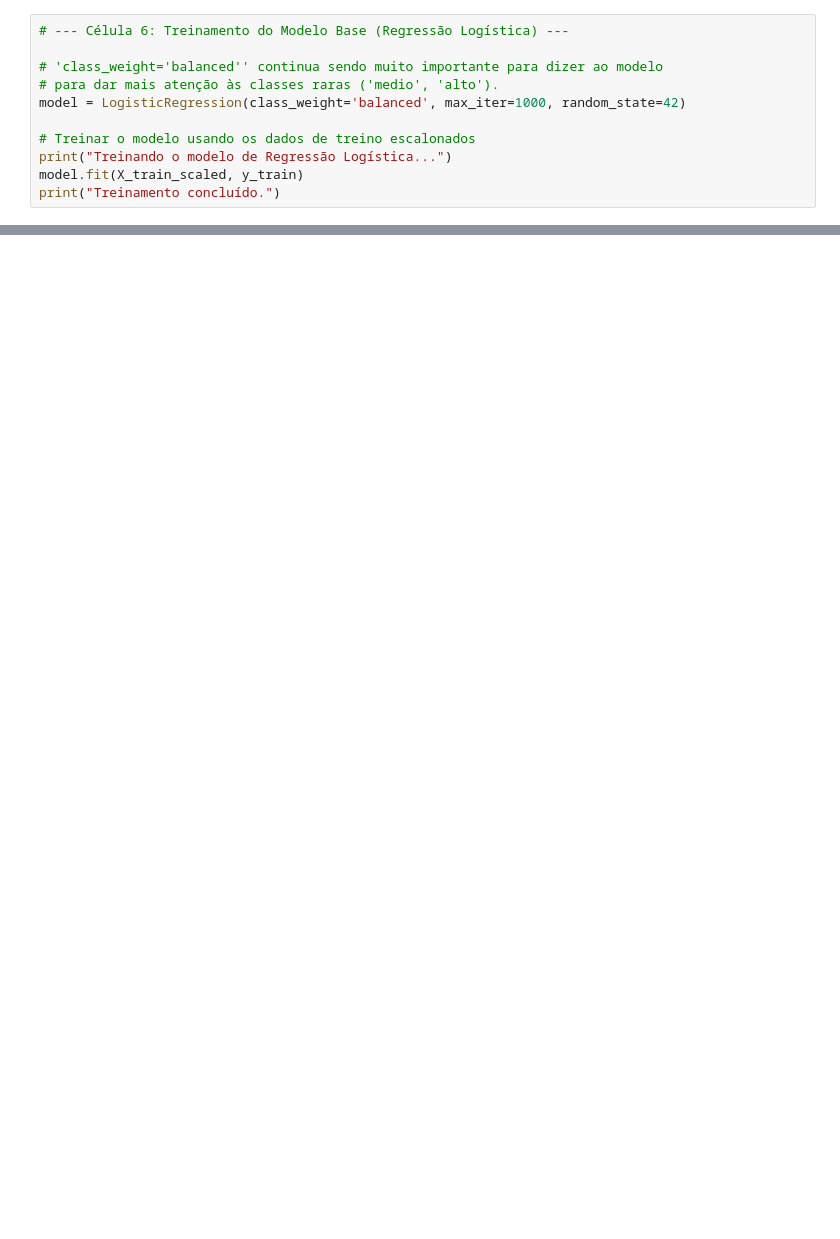
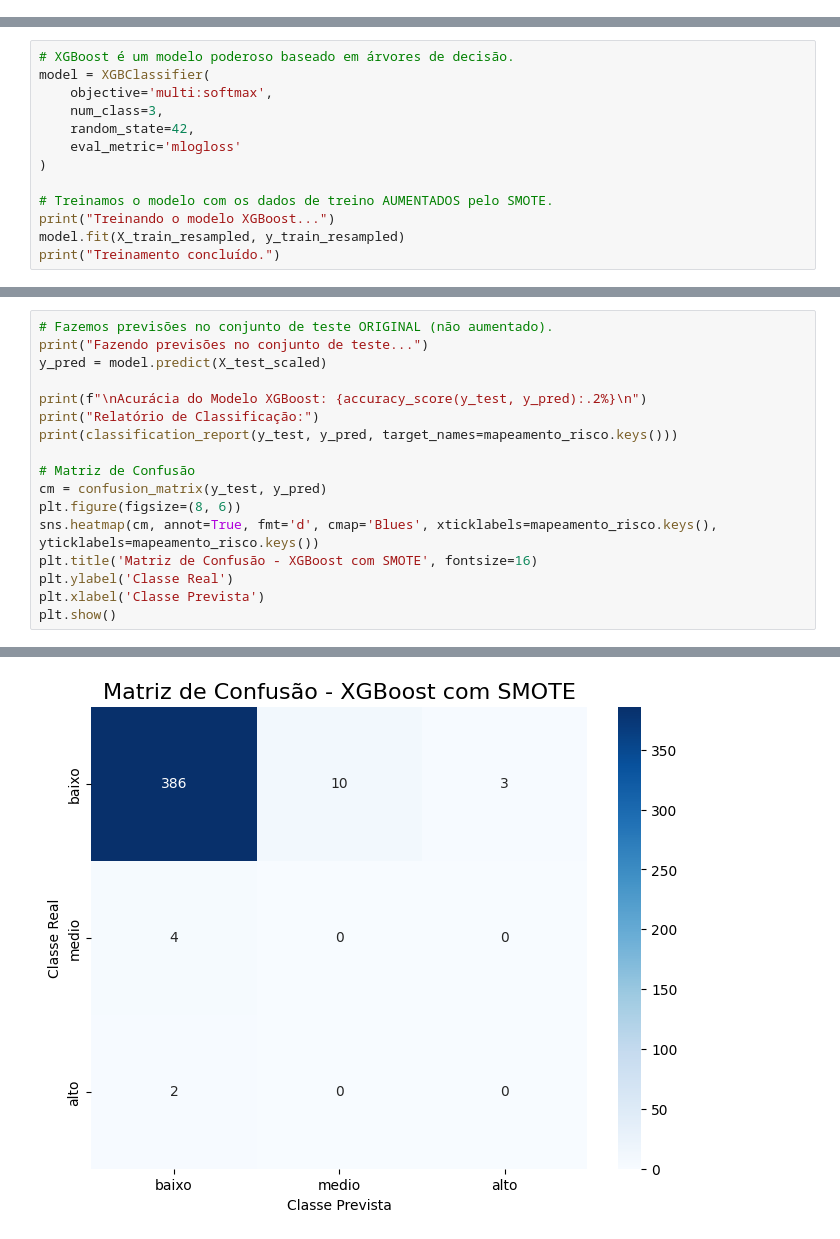
Before and after one commit to pauloprbs/ons-risk-prediction, a Jupyter notebook: notebooks/06-Modelagem.ipynb, the cells around one changed output, grey strips where cells are left out. Cells and saved outputs as stored; diff of their text form; blank space fills up the shorter version.

```diff
--- a/notebooks/06-Modelagem.ipynb
+++ b/notebooks/06-Modelagem.ipynb
@@ -134,11 +67,0 @@ Features escalonadas com sucesso.
-# %%
-# --- Célula 6: Treinamento do Modelo Base (Regressão Logística) ---
-
-# 'class_weight='balanced'' continua sendo muito importante para dizer ao modelo
-# para dar mais atenção às classes raras ('medio', 'alto').
-model = LogisticRegression(class_weight='balanced', max_iter=1000, random_state=42)
-
-# Treinar o modelo usando os dados de treino escalonados
-print("Treinando o modelo de Regressão Logística...")
-model.fit(X_train_scaled, y_train)
-print("Treinamento concluído.")
@@ -191,0 +123,13 @@ plt.show()
+# %%
+# XGBoost é um modelo poderoso baseado em árvores de decisão.
+model = XGBClassifier(
+    objective='multi:softmax',
+    num_class=3,
+    random_state=42,
+    eval_metric='mlogloss'
+)
+
+# Treinamos o modelo com os dados de treino AUMENTADOS pelo SMOTE.
+print("Treinando o modelo XGBoost...")
+model.fit(X_train_resampled, y_train_resampled)
+print("Treinamento concluído.")
@@ -191,0 +139,18 @@ plt.show()
+# %%
+# Fazemos previsões no conjunto de teste ORIGINAL (não aumentado).
+print("Fazendo previsões no conjunto de teste...")
+y_pred = model.predict(X_test_scaled)
+
+print(f"\nAcurácia do Modelo XGBoost: {accuracy_score(y_test, y_pred):.2%}\n")
+print("Relatório de Classificação:")
+print(classification_report(y_test, y_pred, target_names=mapeamento_risco.keys()))
+
+# Matriz de Confusão
+cm = confusion_matrix(y_test, y_pred)
+plt.figure(figsize=(8, 6))
+sns.heatmap(cm, annot=True, fmt='d', cmap='Blues', xticklabels=mapeamento_risco.keys(), yticklabels=mapeamento_risco.keys())
+plt.title('Matriz de Confusão - XGBoost com SMOTE', fontsize=16)
+plt.ylabel('Classe Real')
+plt.xlabel('Classe Prevista')
+plt.show()
+# %% [output]
@@ -191,0 +171 @@ plt.show()
+[figure, added]
```
Also changed, not shown: parts of 13 cells of this notebook, 9 other files.
